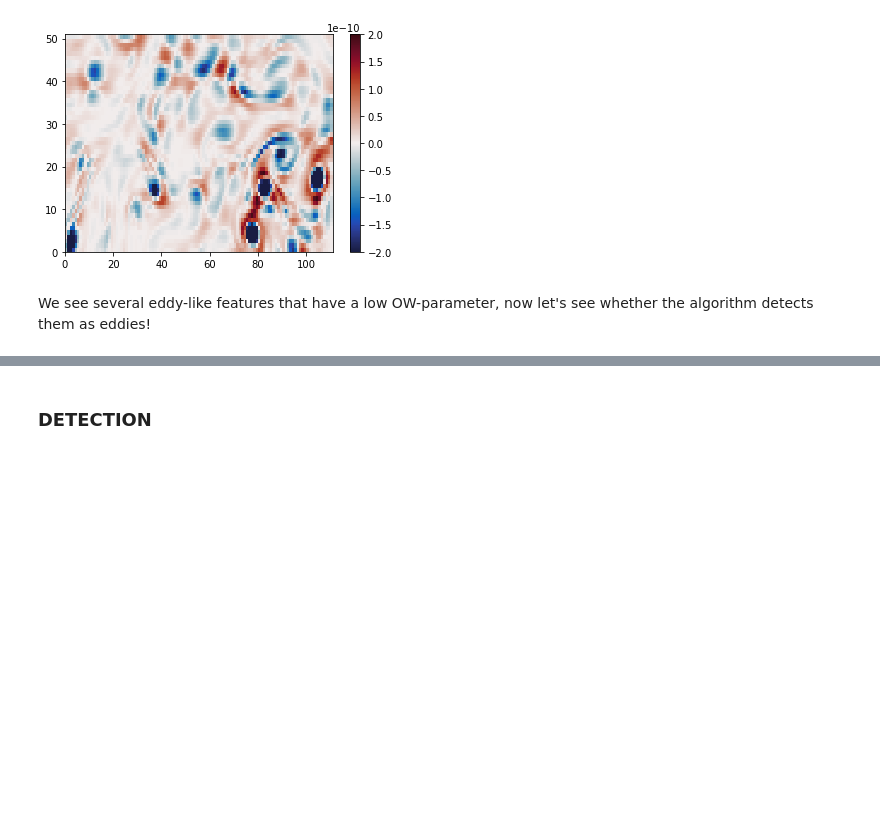
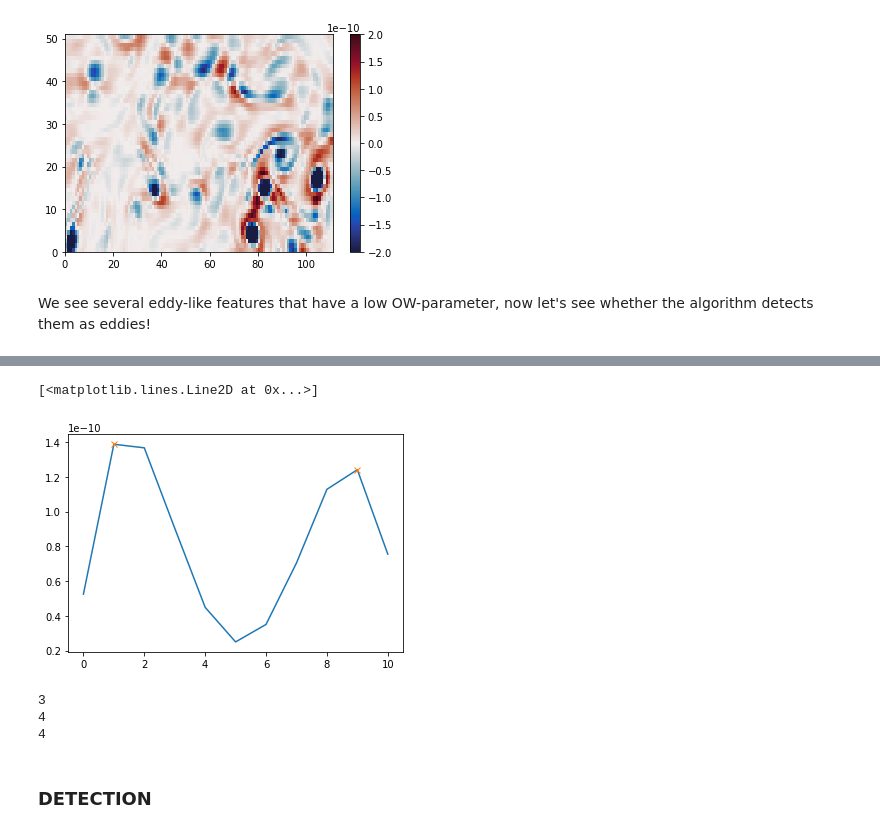
Before and after one commit to jk-rieck/eddytools, a Jupyter notebook: examples/run_eddytools_example_MITgcm_OW.ipynb, the cells around one changed output, grey strips where cells are left out. Cells and saved outputs as stored; diff of their text form; code cells hidden in the pictures; blank space fills up the shorter version.

```diff
--- a/examples/run_eddytools_example_MITgcm_OW.ipynb
+++ b/examples/run_eddytools_example_MITgcm_OW.ipynb
@@ -171,0 +246,18 @@ We see several eddy-like features that have a low OW-parameter, now let's see wh
+# %%
+index = region_index[iregion + 1]
+iimin = index[1].min()
+iimax = index[1].max() + 1
+ijmin = index[0].min()
+ijmax = index[0].max() + 1
+region = (regions == iregion + 1).astype(int)
+region_Npix = region.sum()
+eddy_area_within_limits = ((region_Npix < 500)
+                            * (region_Npix > 25))
+# define interior and exterior
+interior = ndimage.binary_erosion(region)
+exterior = region.astype(bool) ^ interior
+if interior.sum() == 0:
+    print("no eddy")
+min_width = int(np.floor(np.sqrt(region_Npix / 2)))
+X_cen = int(np.floor(np.mean(index[1])))
+Y_cen = int(np.floor(np.mean(index[0])))
@@ -171,0 +277,7 @@ We see several eddy-like features that have a low OW-parameter, now let's see wh
+# %%
+plt.plot(-OW.isel(time=t).values[Y_cen, iimin:iimax])
+plt.plot(find_peaks(-OW.isel(time=t).values[Y_cen, iimin:iimax], height=-OW_thr)[0],
+         find_peaks(-OW.isel(time=t).values[Y_cen, iimin:iimax], height=-OW_thr)[1]['peak_heights'], 'x')
+# %% [output]
+[<matplotlib.lines.Line2D at 0x...>]
+[figure, added]
@@ -172,3 +293,11 @@ We see several eddy-like features that have a low OW-parameter, now let's see wh
+# %%
+print(Ypix_cen)
+print(Xpix_cen)
+print(min_width)
+# %% [output]
+3
+4
+4
 # %% [markdown]
 ### DETECTION
 # %% [markdown]
```
Also changed, not shown: parts of 14 cells of this notebook, 3 other files.
